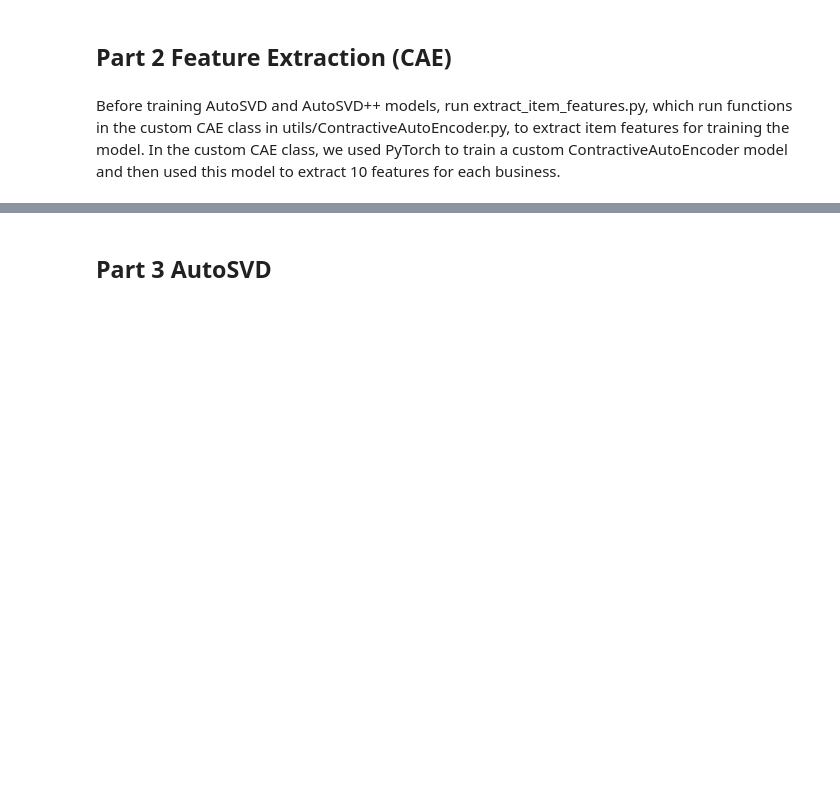
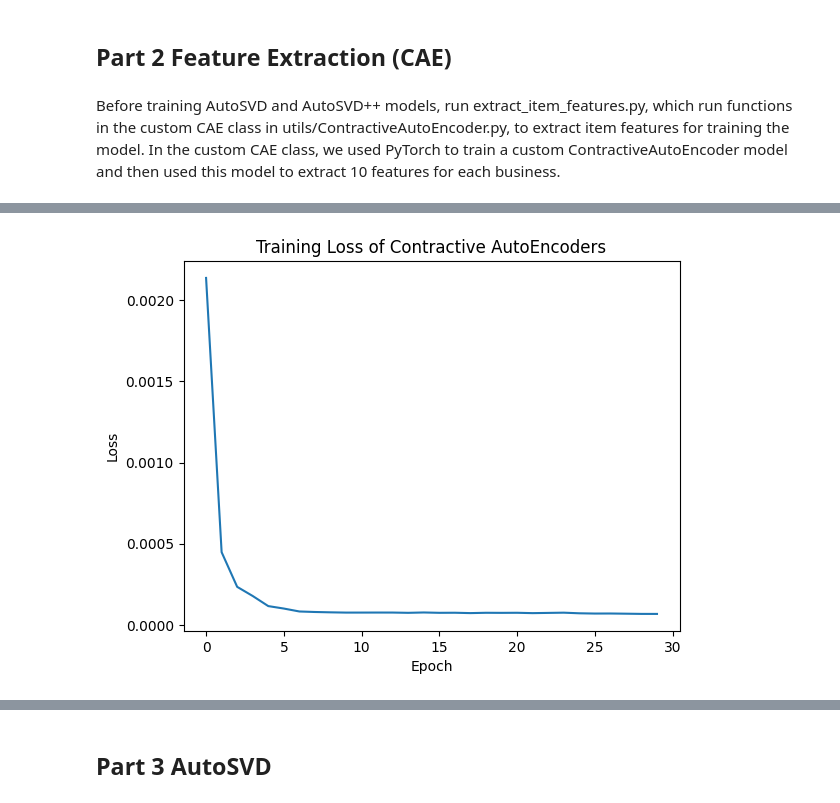
Before and after one commit to med1844/Restaurante-Recommende-System, a Jupyter notebook: AutoSVDpp/Training.ipynb, the cells around one changed output, grey strips where cells are left out. Drawn from its saved outputs; the diff is of its cells as text; code cells hidden in the pictures; blank space fills up the shorter version.

```diff
--- a/AutoSVDpp/Training.ipynb
+++ b/AutoSVDpp/Training.ipynb
@@ -62,0 +90,7 @@ Epoch 12, Loss: 8.602284651715308e-05
+# %%
+import numpy as np
+
+file_path_npy = 'predictions/cae_losses.npy'  # Replace with the actual path
+
+# Load the .npy file
+cae_losses = np.load(file_path_npy)
@@ -62,0 +99,11 @@ Epoch 12, Loss: 8.602284651715308e-05
+# %%
+import matplotlib.pyplot as plt
+
+# Plotting the NumPy array as a line plot
+plt.plot(cae_losses)
+plt.title('Training Loss of Contractive AutoEncoders')
+plt.xlabel('Epoch')
+plt.ylabel('Loss')
+plt.show()
+# %% [output]
+[figure, added]
```
Also changed, not shown: parts of 18 cells of this notebook, 1 other file.
